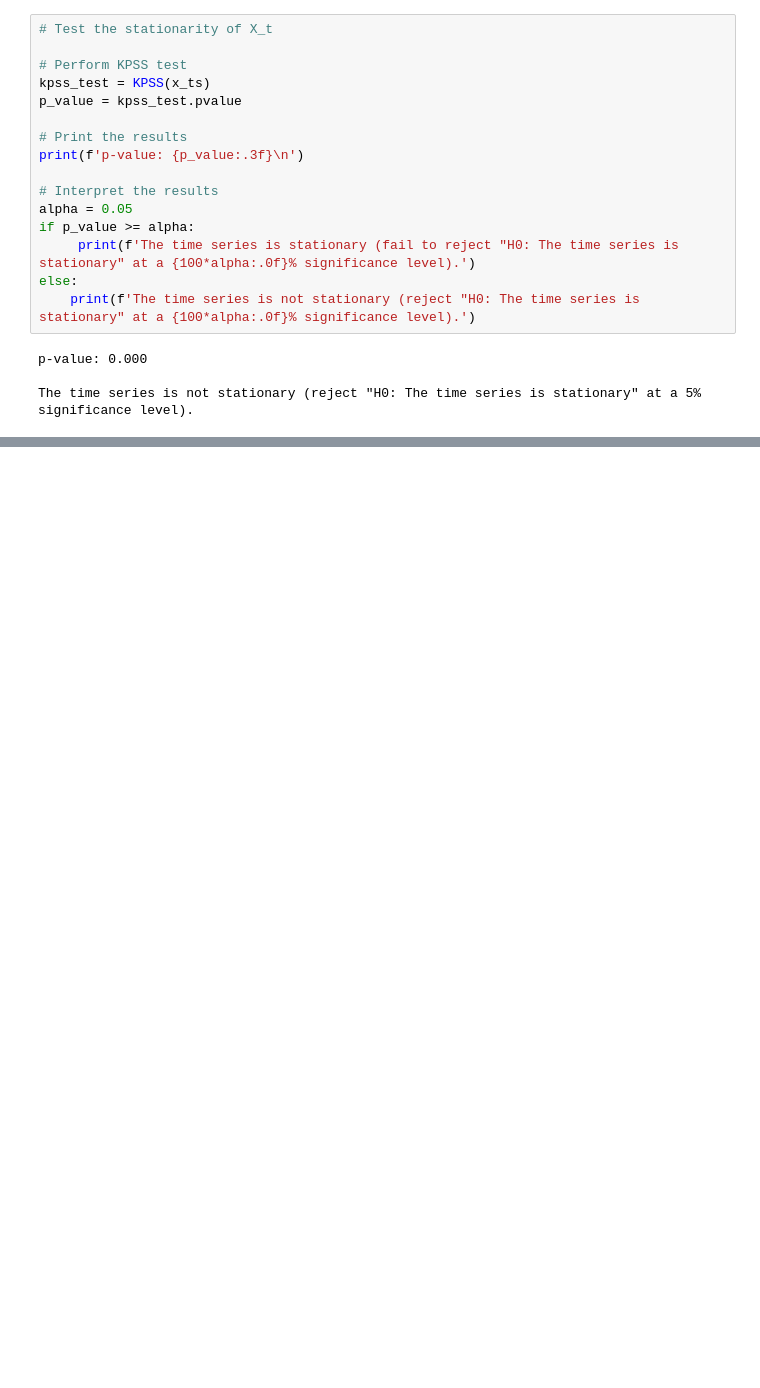
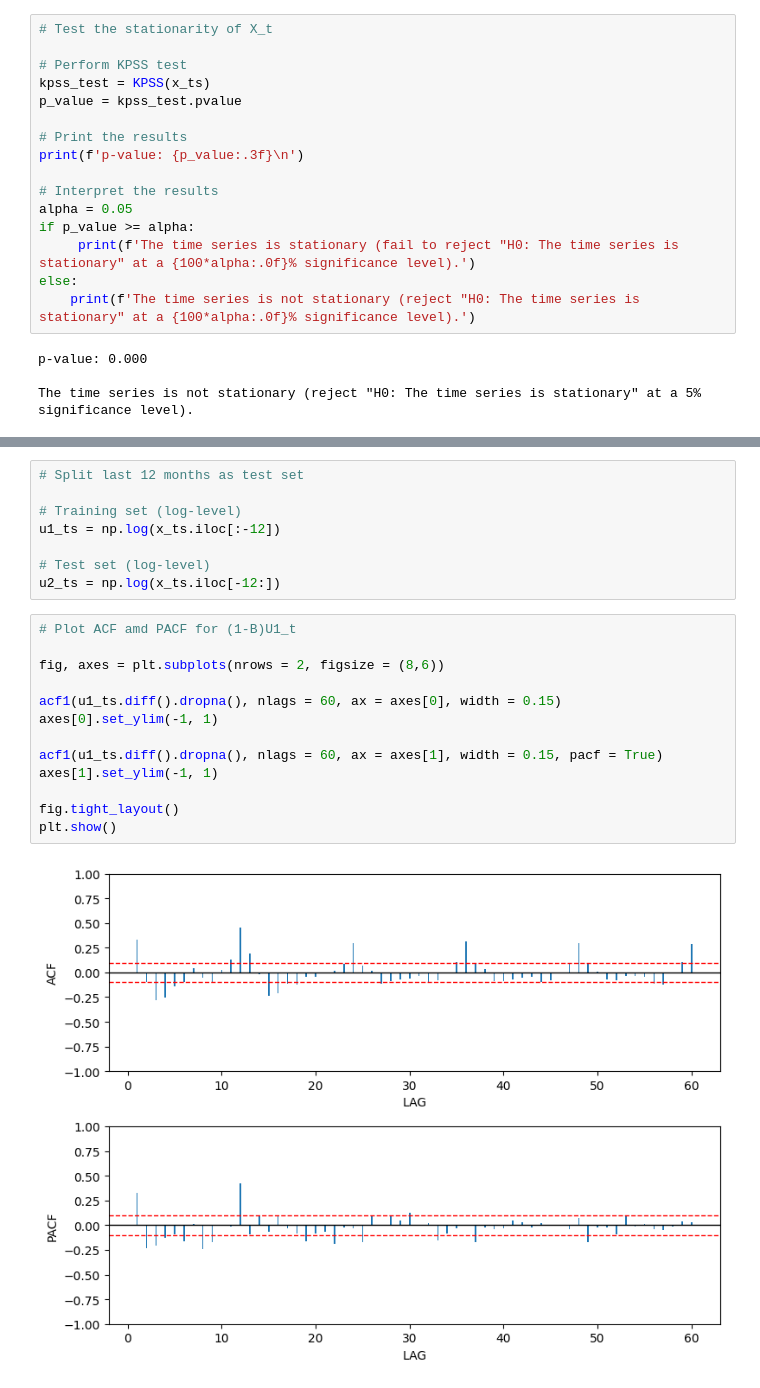
Before and after one commit to ChronoX-TimeSeries/BundesHost, a Jupyter notebook: notebooks/02_time_series_modeling.ipynb.ipynb, the cells around one changed output, grey strips where cells are left out. Saved outputs shown, nothing was run; the diff lists cells and outputs as text; blank space fills up the shorter version.

```diff
--- a/notebooks/02_time_series_modeling.ipynb.ipynb
+++ b/notebooks/02_time_series_modeling.ipynb.ipynb
@@ -188,0 +238,23 @@ The time series is stationary (fail to reject "H0: The time series is stationary
+# %%
+# Split last 12 months as test set
+
+# Training set (log-level)
+u1_ts = np.log(x_ts.iloc[:-12])
+
+# Test set (log-level)
+u2_ts = np.log(x_ts.iloc[-12:])
+# %%
+# Plot ACF amd PACF for (1-B)U1_t
+
+fig, axes = plt.subplots(nrows = 2, figsize = (8,6))
+
+acf1(u1_ts.diff().dropna(), nlags = 60, ax = axes[0], width = 0.15)
+axes[0].set_ylim(-1, 1)
+
+acf1(u1_ts.diff().dropna(), nlags = 60, ax = axes[1], width = 0.15, pacf = True)
+axes[1].set_ylim(-1, 1)
+
+fig.tight_layout()
+plt.show()
+# %% [output]
+[figure, added]
```
Also changed, not shown: parts of 44 cells of this notebook.
